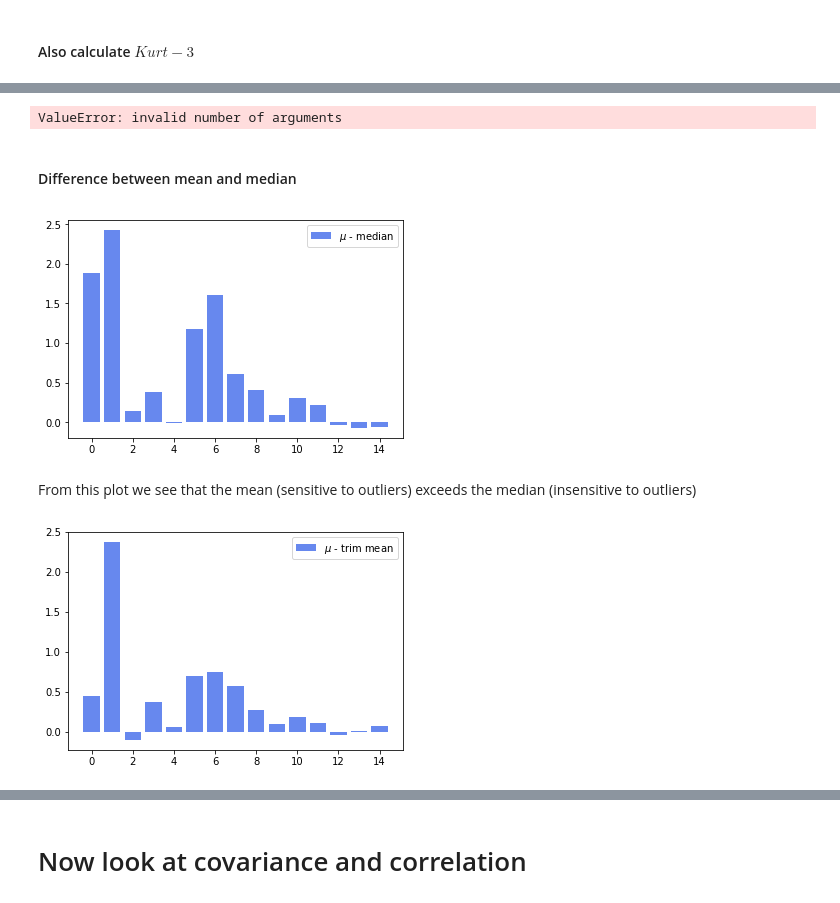
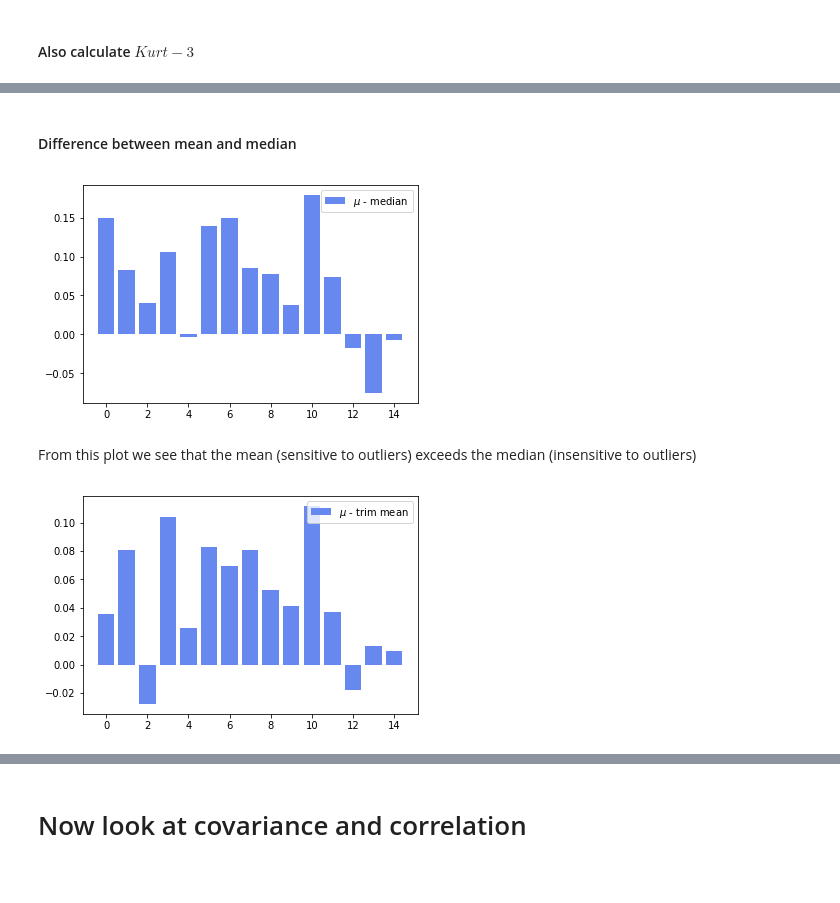
Before and after one commit to piovere/nucnotes, a Jupyter notebook: ne579/Homework/hw02/All in one.ipynb, the cells around one changed output, grey strips where cells are left out. Drawn from its saved outputs; the diff is of its cells as text; code cells hidden in the pictures.

```diff
--- a/ne579/Homework/hw02/All in one.ipynb
+++ b/ne579/Homework/hw02/All in one.ipynb
@@ -157,31 +161,31 @@ array([-3.43193939,  2.14182358, 55.34569713,  3.55632326, -0.35776201,
-# %%
-np.maximum(kurtosis(data, axis=0))
-# %% [output]
-ValueError: invalid number of arguments
 # %% [markdown]
 #### Difference between mean and median
 # %%
 with sns.color_palette('coolwarm'):
+    f = plt.figure()
     s = np.divide(np.mean(data, axis=0) - np.median(data, axis=0), np.std(data, axis=0))
-    #plt.bar(np.arange(s.shape[0]), s, alpha=0.5, label=r'$\mu$ - median')
-    plt.bar(np.arange(s.shape[0]), np.mean(data, axis=0) - np.median(data, axis=0), label=r'$\mu$ - median')
+    ax = plt.subplot(121)
+    plt.bar(np.arange(s.shape[0]), s, label=r'$\mu$ - median')
+    #plt.bar(np.arange(s.shape[0]), np.mean(data, axis=0) - np.median(data, axis=0), label=r'$\mu$ - median')
     #plt.bar(np.arange(s.shape[0]), kurtosis(data, axis=0) / kurtosis(data, axis=0).max(axis=0),
     #        alpha=0.5, label='Kurtosis')
     #plt.bar(np.arange(s.shape[0]), skew(data, axis=0),
     #        alpha=0.5, label='Skewness')
     plt.legend(loc="upper right")
+    plt.savefig('images/mu_minus_median.png', dpi=300, bbox_inches='tight')
     plt.show()
 # %% [output]
-[figure, old version]
+[figure, new version]
 # %% [markdown]
 From this plot we see that the mean (sensitive to outliers) exceeds the median (insensitive to outliers)
 # %%
 with sns.color_palette('coolwarm'):
     plt.bar(np.arange(np.mean(data, axis=0).shape[0]),
-        np.mean(data, axis=0) - trim_mean(data, 0.2, axis=0), label=r'$\mu$ - trim mean')
+        np.divide(np.mean(data, axis=0) - trim_mean(data, 0.2, axis=0), np.std(data, axis=0)), label=r'$\mu$ - trim mean')
     plt.legend(loc='upper right')
     #plt.bar(np.arange(trim_mean(data, 0.2, axis=0).shape[0]),
     #        trim_mean(data, 0.2, axis=0))
+    plt.savefig('images/mu_minus_trimmed_mean.png', dpi=300, bbox_inches='tight')
     plt.show()
 # %% [output]
-[figure, old version]
+[figure, new version]
```
Also changed, not shown: parts of 17 cells of this notebook, 20 other files.
